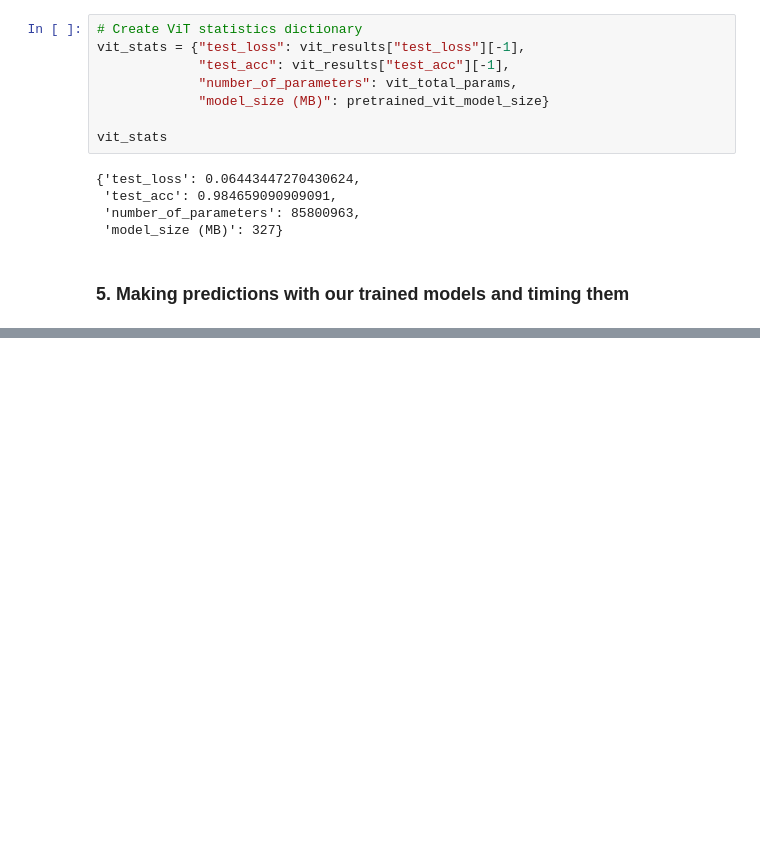
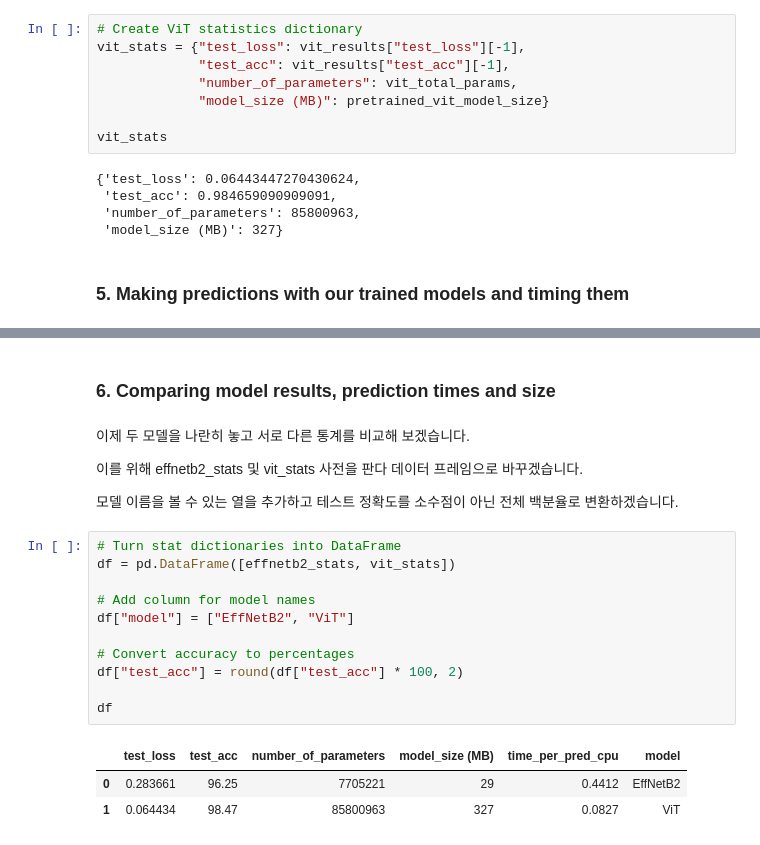
Before and after one commit to sguys99/pytorch-study, a Jupyter notebook: zero-to-mastery/09. PyTorch Model Deployment.ipynb, the cells around one changed output, grey strips where cells are left out. Drawn from its saved outputs; the diff is of its cells as text; blank space fills up the shorter version.

```diff
--- a/zero-to-mastery/09. PyTorch Model Deployment.ipynb
+++ b/zero-to-mastery/09. PyTorch Model Deployment.ipynb
@@ -679,0 +962,23 @@ vit_stats
+# %% [markdown]
+### 6. Comparing model results, prediction times and size
+# %% [markdown]
+이제 두 모델을 나란히 놓고 서로 다른 통계를 비교해 보겠습니다.
+
+이를 위해 effnetb2_stats 및 vit_stats 사전을 판다 데이터 프레임으로 바꾸겠습니다.
+
+모델 이름을 볼 수 있는 열을 추가하고 테스트 정확도를 소수점이 아닌 전체 백분율로 변환하겠습니다.
+# %%
+# Turn stat dictionaries into DataFrame
+df = pd.DataFrame([effnetb2_stats, vit_stats])
+
+# Add column for model names
+df["model"] = ["EffNetB2", "ViT"]
+
+# Convert accuracy to percentages
+df["test_acc"] = round(df["test_acc"] * 100, 2)
+
+df
+# %% [output]
+|  | test_loss | test_acc | number_of_parameters | model_size (MB) | time_per_pred_cpu | model |
+| 0 | 0.283661 | 96.25 | 7705221 | 29 | 0.4412 | EffNetB2 |
+| 1 | 0.064434 | 98.47 | 85800963 | 327 | 0.0827 | ViT |
```
Also changed, not shown: parts of 30 cells of this notebook.
